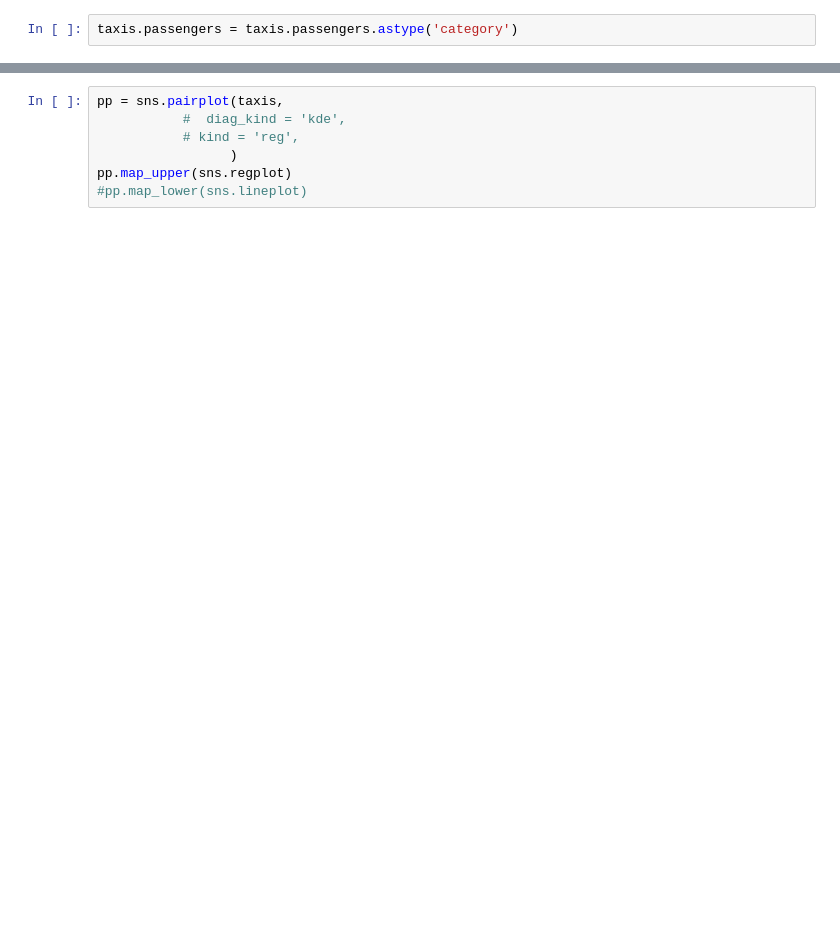
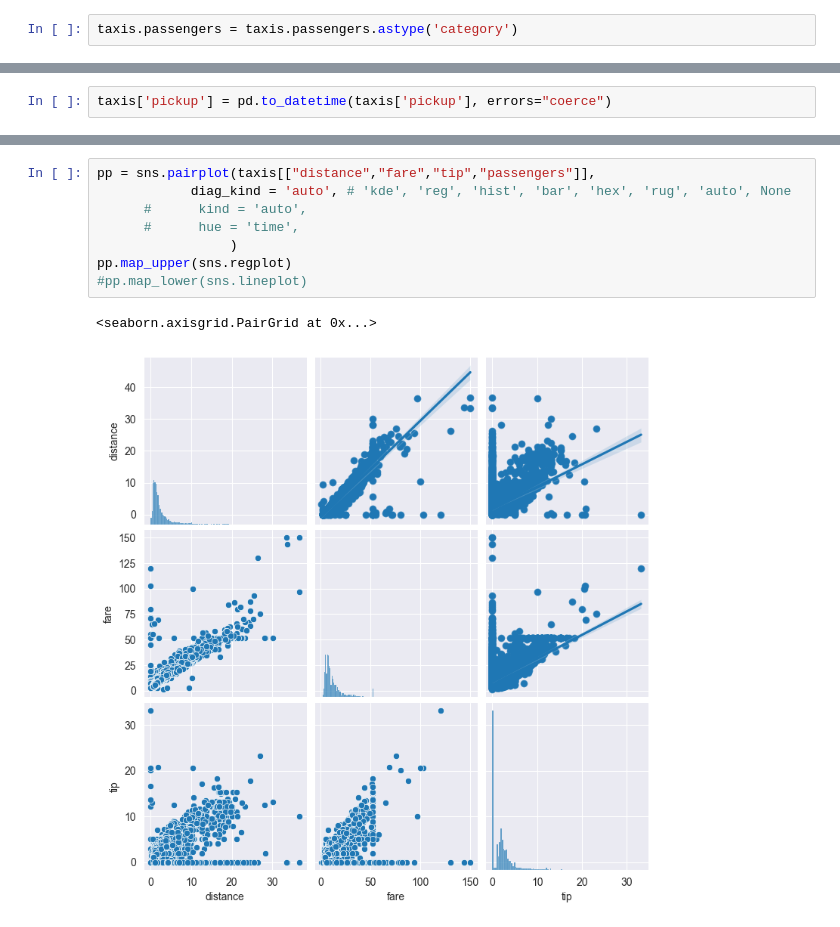
Before and after one commit to vahan-sahakyan/data-visualization, a Jupyter notebook: lessons/Week3_2.ipynb, the cells around one changed output, grey strips where cells are left out. Cells and saved outputs as stored; diff of their text form; blank space fills up the shorter version.

```diff
--- a/lessons/Week3_2.ipynb
+++ b/lessons/Week3_2.ipynb
@@ -40,0 +95,2 @@ taxis.info()
+# %%
+taxis['pickup'] = pd.to_datetime(taxis['pickup'], errors="coerce")
@@ -41,9 +108,13 @@ taxis.info()
 # %%
-pp = sns.pairplot(taxis,
-           #  diag_kind = 'kde',
-           # kind = 'reg',
+pp = sns.pairplot(taxis[["distance","fare","tip","passengers"]],
+            diag_kind = 'auto', # 'kde', 'reg', 'hist', 'bar', 'hex', 'rug', 'auto', None
+      #      kind = 'auto',
+      #      hue = 'time',
                  )
 pp.map_upper(sns.regplot)
 #pp.map_lower(sns.lineplot)
+# %% [output]
+<seaborn.axisgrid.PairGrid at 0x...>
+[figure, added]
 # %%
 taxis.pickup.dt.dayofweek.value_counts() # 0 = monday
```
Also changed, not shown: parts of 17 cells of this notebook.
